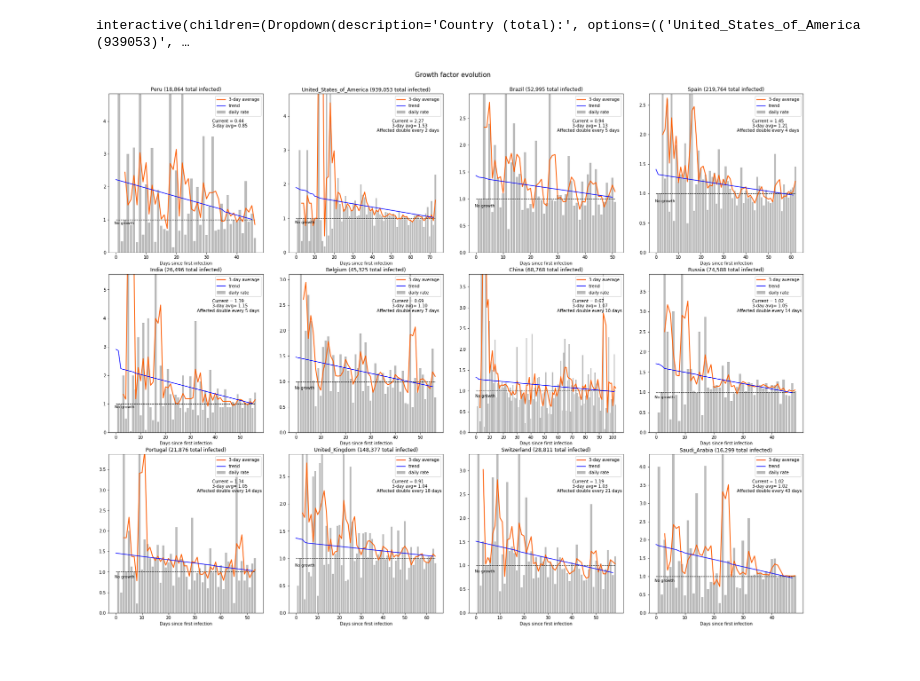
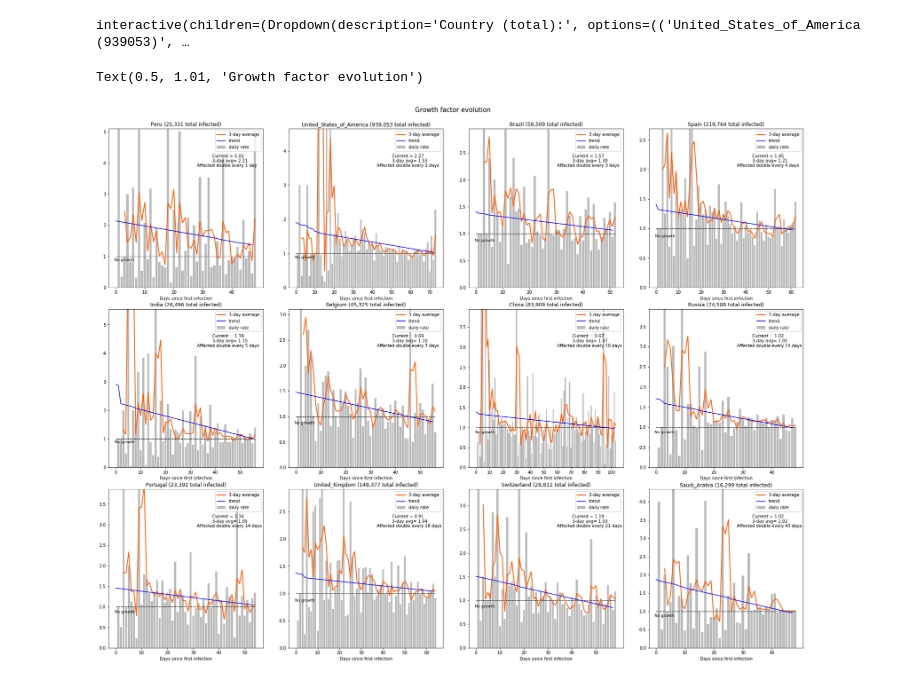
Before and after one commit to maziello/COVID19, a Jupyter notebook: CoVid-19 analysis tool.ipynb, the cells around one changed output. Saved outputs shown, nothing was run; the diff lists cells and outputs as text; code cells hidden in the pictures.

```diff
--- a/CoVid-19 analysis tool.ipynb
+++ b/CoVid-19 analysis tool.ipynb
@@ -218,10 +218,15 @@ for selectedcountry in df[country].unique():
     if len(confirmed) > 1:
         confirmed_daily = confirmed.values
         confirmed_cumsum = confirmed.cumsum().values
-        growth_rate = confirmed_daily/df[(df[country] == selectedcountry) & (df['cases'] >= 1)]['cases'].shift().values
-        growth_ratedf = df[(df[country] == selectedcountry) & (df['cases'] >= 1)]['cases']/df[(df[country] == selectedcountry) & (df['cases'] >= 1)]['cases'].shift()
+        growth_rate = confirmed_daily/confirmed.shift().values
+        growth_ratedf = confirmed/confirmed.shift()
         rolling_mean = growth_ratedf.rolling(window=3).mean()
-        if confirmed_cumsum[-1] > min_number_cases and len(growth_rate > 3) and len(rolling_mean.values) > 1 and rolling_mean.values[-1] > 1.0:
+        if (confirmed_cumsum[-1] > min_number_cases) \
+        and \
+        (len(growth_rate > 3) \
+        and \
+        len(rolling_mean.values) > 1) and rolling_mean.values[-1] > 1.0:
+
             growth_rates.append((selectedcountry, growth_rate[-1], rolling_mean.values[-1]))
 
 growth_rates.sort(key = lambda x: x[2], reverse=True)
@@ -238,17 +243,7 @@ for i, selectedcountry in enumerate(relevant_countries):
     from scipy import stats
 
     countrydf = df[(df['cases'] >= 1) & (df[country]==selectedcountry)]
-
     confirmed = countrydf['cases']
-    initial_max_value = max(confirmed)
-    z_scores = stats.zscore(confirmed)
-    abs_z_scores = np.abs(z_scores)
-    filtered_entries = (abs_z_scores < 3)
-    countrydf = countrydf[filtered_entries]
-
-    confirmed = countrydf['cases']
-    final_max_value = max(confirmed)
-
 
     confirmed_daily = confirmed.values
     confirmed_cumsum = confirmed.cumsum().values
@@ -274,33 +269,33 @@ for i, selectedcountry in enumerate(relevant_countries):
     else:
         y_text = 0.85
 
     axs[i//nrows, (i%nrows)%ncols].text(-0.5, y_text, "No growth", size=9)
     axs[i//nrows, (i%nrows)%ncols].text(.67, 0.82, f"Current = {growth_rate[-1]:.2f}", size=10, transform=axs[i//nrows, (i%nrows)%ncols].transAxes)
     axs[i//nrows, (i%nrows)%ncols].text(.67, 0.79, f"3-day avg= {rolling_mean.values[-1]:.2f}", size=10, transform=axs[i//nrows, (i%nrows)%ncols].transAxes)
 
     if rolling_mean.values[-1] > 1/np.log10(2):
         axs[i//nrows, (i%nrows)%ncols].text(.62, 0.76, f"Affected double every day", size=10, transform=axs[i//nrows, (i%nrows)%ncols].transAxes)
     elif rolling_mean.values[-1] > 1:
         axs[i//nrows, (i%nrows)%ncols].text(.57, 0.76, f"Affected double every {np.log10(2)/np.log10(rolling_mean.values[-1]):.0f} day{'s' if np.log10(2)/np.log10(rolling_mean.values[-1]) > 1 else ''}", size=10, transform=axs[i//nrows, (i%nrows)%ncols].transAxes)
 
     axs[i//nrows, (i%nrows)%ncols].set_xticks(np.arange(0, len(confirmed), 10))
     axs[i//nrows, (i%nrows)%ncols].set_xlabel('Days since first infection')
 
     axs[i//nrows, (i%nrows)%ncols].set_ylim(bottom=0, top=min(np.nanmean(growth_rate)*3, np.nanmean(growth_rate)+2*np.nanstd(growth_rate)))
     axs[i//nrows, (i%nrows)%ncols].legend(loc='upper right')
     kountry = df[df[country]==selectedcountry]['countriesAndTerritories'].unique()[-1]
     axs[i//nrows, (i%nrows)%ncols].set_title(f'{kountry} ({confirmed_cumsum[-1]:,.0f} total infected)')
 
 for i in range(len(relevant_countries), nrows**2):
     fig.delaxes(axs[i//nrows, (i%nrows)%ncols])
 
 plt.suptitle("Growth factor evolution", y=1.01, size=15)
-plt.show()
 
 # Uncomment the following lines to save the image on your hard disk
-#filename = f"Growth_rates_{today.year}-{today.month:02d}-{today.day:02d}_{uuid.uuid4().hex}.png"
+# filename = f"Growth_rates_{today.year}-{today.month:02d}-{today.day:02d}_{uuid.uuid4().hex}.png"
 # destination_folder = os.path.expanduser(r"~\Documents\COVID-19")
 # plt.savefig(os.path.join(destination_folder, filename), dpi=300, bbox_inches='tight')
 # print(f"file saved as: {os.path.join(destination_folder, filename)}")
 # %% [output]
+Text(0.5, 1.01, 'Growth factor evolution')
-[figure, old version]
+[figure, new version]
```
